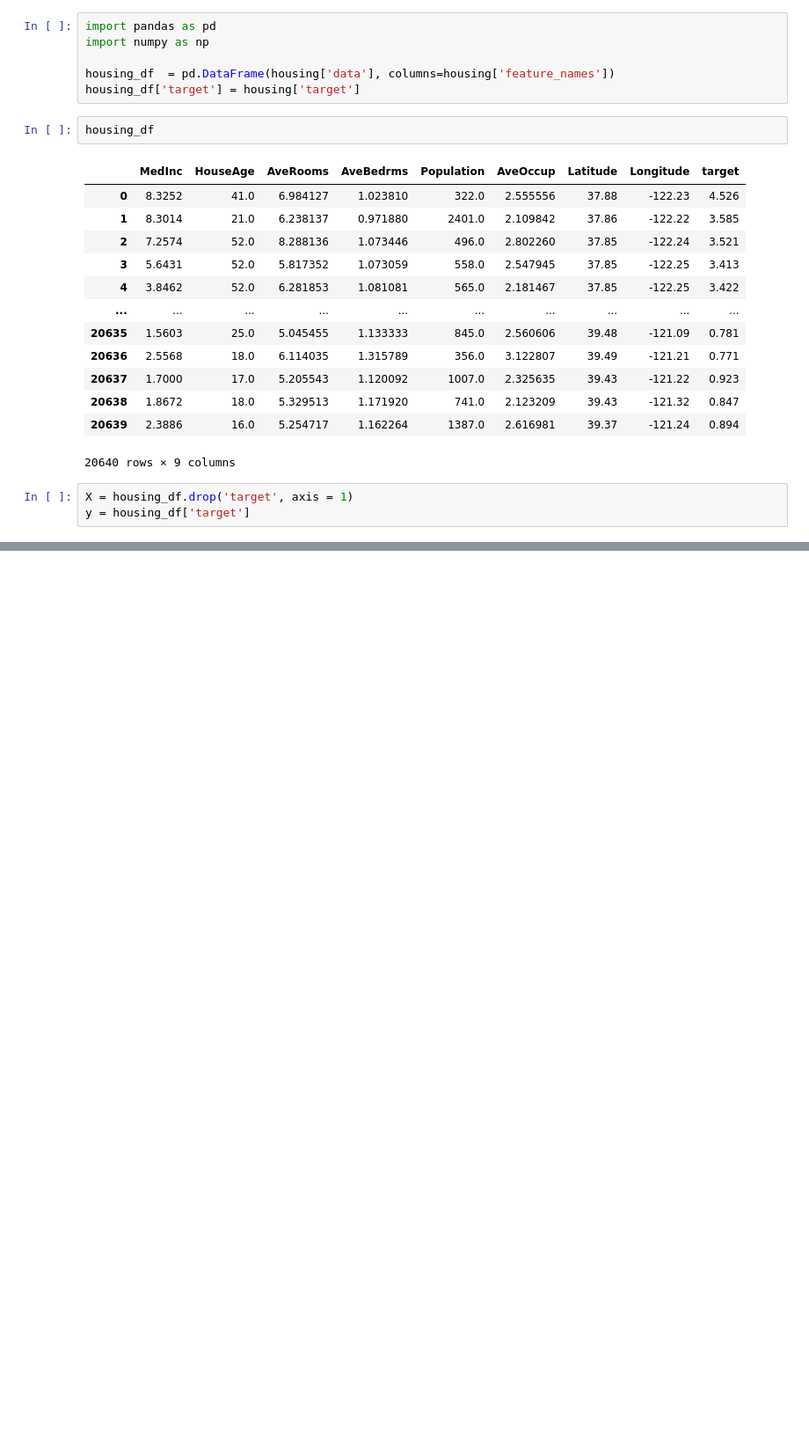
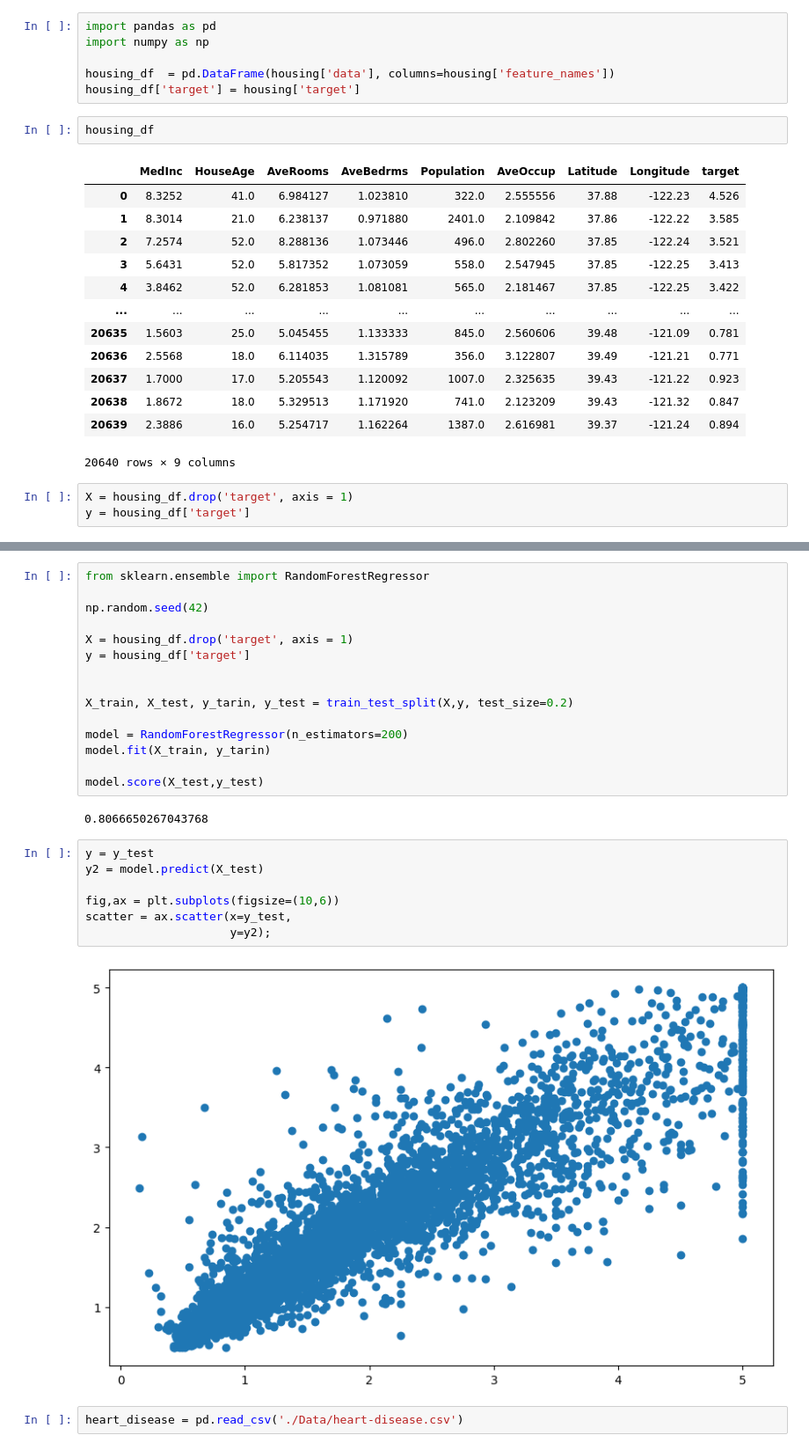
Before and after one commit to aman-mishra-02/Machine-Learning, a Jupyter notebook: Scikit-Learn/sklearn3.ipynb, the cells around one changed output, grey strips where cells are left out. Shown at 88% size. Saved outputs shown, nothing was run; the diff lists cells and outputs as text; blank space fills up the shorter version.

Commit message:
choosing model-2

```diff
--- a/Scikit-Learn/sklearn3.ipynb
+++ b/Scikit-Learn/sklearn3.ipynb
@@ -86,0 +87,28 @@ scatter = ax.scatter(x=y_test,
+# %%
+from sklearn.ensemble import RandomForestRegressor
+
+np.random.seed(42)
+
+X = housing_df.drop('target', axis = 1)
+y = housing_df['target']
+
+
+X_train, X_test, y_tarin, y_test = train_test_split(X,y, test_size=0.2)
+
+model = RandomForestRegressor(n_estimators=200)
+model.fit(X_train, y_tarin)
+
+model.score(X_test,y_test)
+# %% [output]
+0.8066650267043768
+# %%
+y = y_test
+y2 = model.predict(X_test)
+
+fig,ax = plt.subplots(figsize=(10,6))
+scatter = ax.scatter(x=y_test,
+                     y=y2);
+# %% [output]
+[figure, added]
+# %%
+heart_disease = pd.read_csv('./Data/heart-disease.csv')
```
Also changed, not shown: parts of 5 cells of this notebook.
